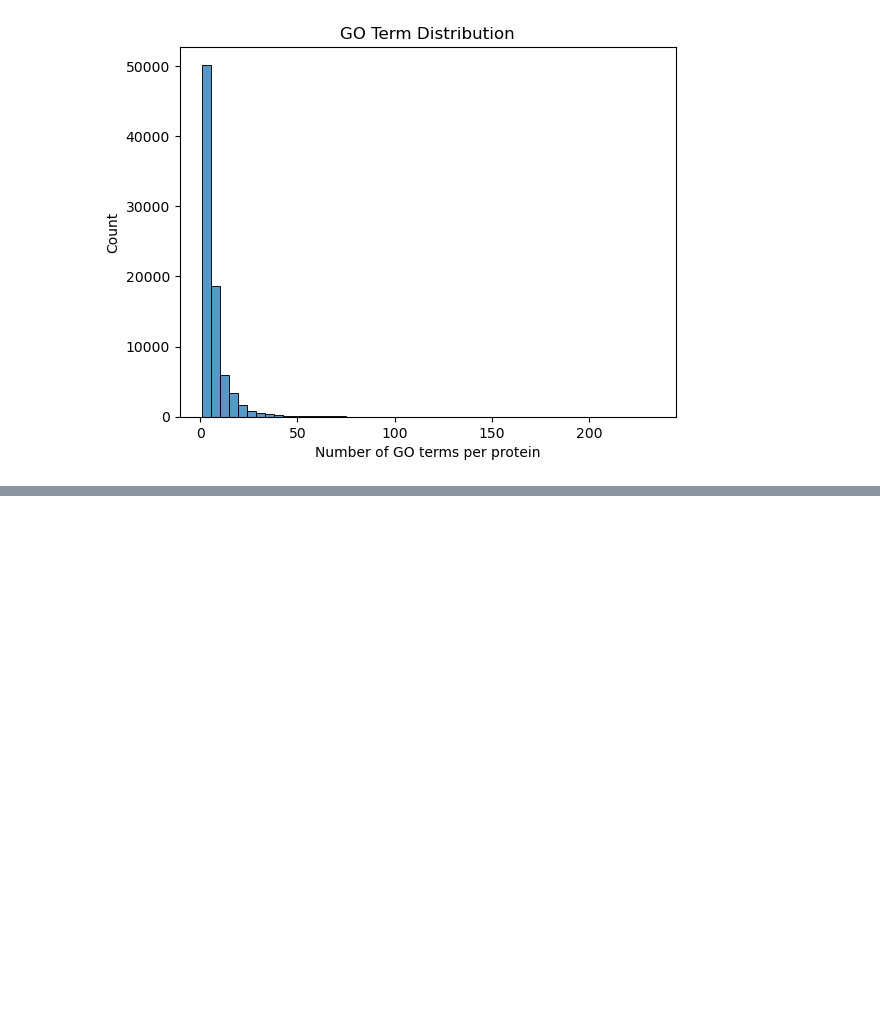
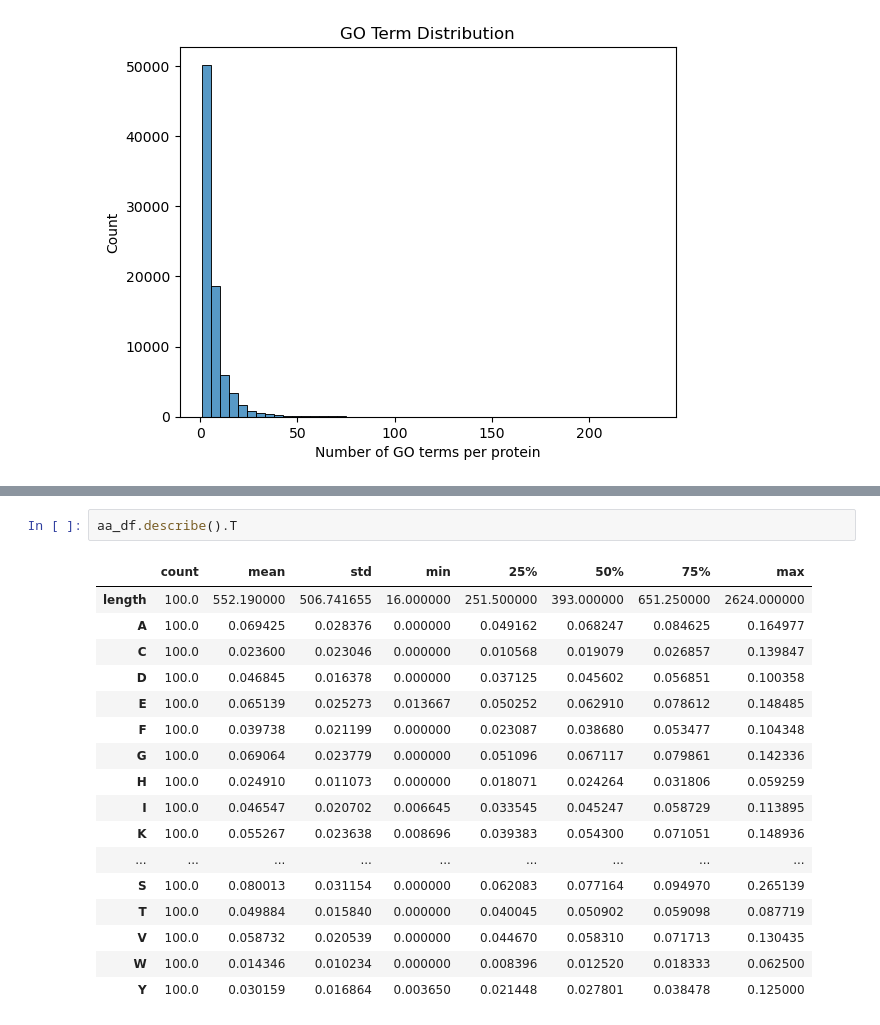
Before and after one commit to cerealhugger/cafa6-protein-function-analysis, a Jupyter notebook: data_analysis.ipynb, the cells around one changed output, grey strips where cells are left out. Cells and saved outputs as stored; diff of their text form; blank space fills up the shorter version.

```diff
--- a/data_analysis.ipynb
+++ b/data_analysis.ipynb
@@ -195,0 +235,20 @@ Name: term, dtype: int64
+# %%
+aa_df.describe().T
+# %% [output]
+|  | count | mean | std | min | 25% | 50% | 75% | max |
+| length | 100.0 | 552.190000 | 506.741655 | 16.000000 | 251.500000 | 393.000000 | 651.250000 | 2624.000000 |
+| A | 100.0 | 0.069425 | 0.028376 | 0.000000 | 0.049162 | 0.068247 | 0.084625 | 0.164977 |
+| C | 100.0 | 0.023600 | 0.023046 | 0.000000 | 0.010568 | 0.019079 | 0.026857 | 0.139847 |
+| D | 100.0 | 0.046845 | 0.016378 | 0.000000 | 0.037125 | 0.045602 | 0.056851 | 0.100358 |
+| E | 100.0 | 0.065139 | 0.025273 | 0.013667 | 0.050252 | 0.062910 | 0.078612 | 0.148485 |
+| F | 100.0 | 0.039738 | 0.021199 | 0.000000 | 0.023087 | 0.038680 | 0.053477 | 0.104348 |
+| G | 100.0 | 0.069064 | 0.023779 | 0.000000 | 0.051096 | 0.067117 | 0.079861 | 0.142336 |
+| H | 100.0 | 0.024910 | 0.011073 | 0.000000 | 0.018071 | 0.024264 | 0.031806 | 0.059259 |
+| I | 100.0 | 0.046547 | 0.020702 | 0.006645 | 0.033545 | 0.045247 | 0.058729 | 0.113895 |
+| K | 100.0 | 0.055267 | 0.023638 | 0.008696 | 0.039383 | 0.054300 | 0.071051 | 0.148936 |
+| ... | ... | ... | ... | ... | ... | ... | ... | ... |
+| S | 100.0 | 0.080013 | 0.031154 | 0.000000 | 0.062083 | 0.077164 | 0.094970 | 0.265139 |
+| T | 100.0 | 0.049884 | 0.015840 | 0.000000 | 0.040045 | 0.050902 | 0.059098 | 0.087719 |
+| V | 100.0 | 0.058732 | 0.020539 | 0.000000 | 0.044670 | 0.058310 | 0.071713 | 0.130435 |
+| W | 100.0 | 0.014346 | 0.010234 | 0.000000 | 0.008396 | 0.012520 | 0.018333 | 0.062500 |
+| Y | 100.0 | 0.030159 | 0.016864 | 0.003650 | 0.021448 | 0.027801 | 0.038478 | 0.125000 |
```
Also changed, not shown: parts of 13 cells of this notebook.
